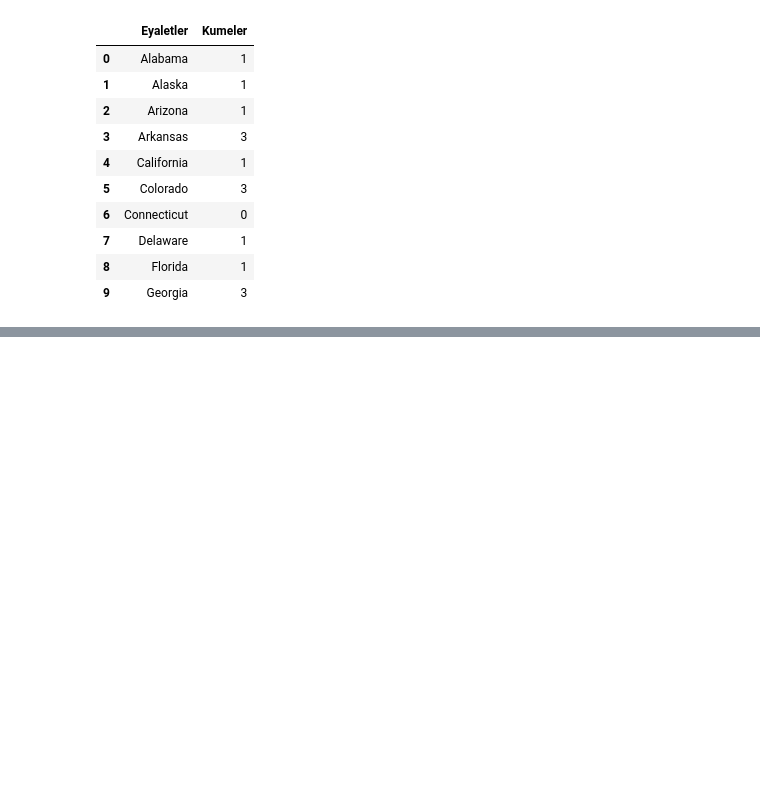
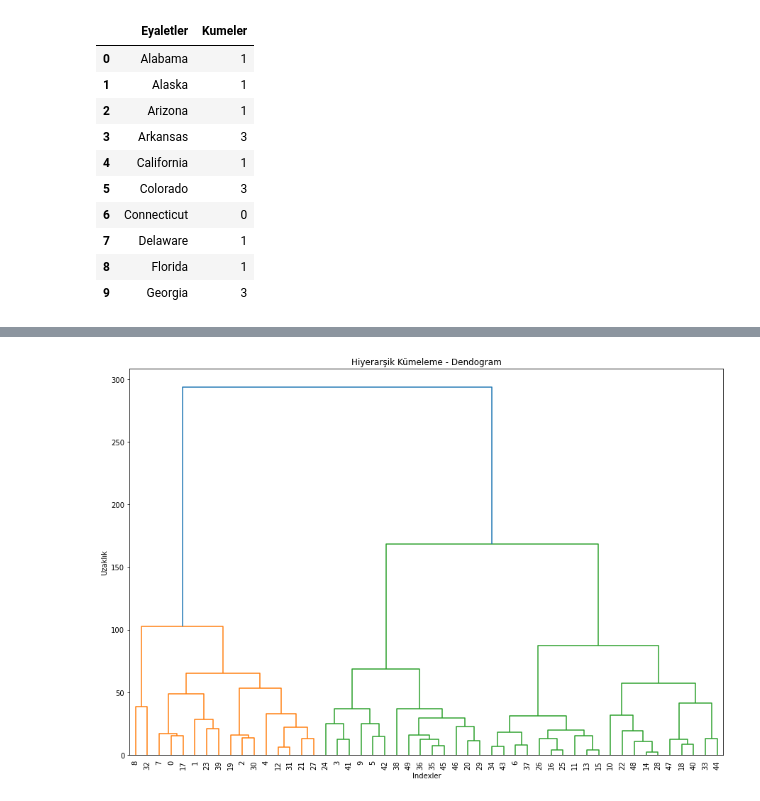
Before and after one commit to tacettinkustu/Data-Analysis, a Jupyter notebook: Machine Learning/Clustering.ipynb, the cells around one changed output, grey strips where cells are left out. Drawn from its saved outputs; the diff is of its cells as text; code cells hidden in the pictures; blank space fills up the shorter version.

Commit message:
clustering

```diff
--- a/Machine Learning/Clustering.ipynb
+++ b/Machine Learning/Clustering.ipynb
@@ -283,0 +286,6 @@ pd.DataFrame({"Eyaletler" : df.index, "Kumeler": kumeler})[0:10]
+# %%
+df = pd.read_csv("USArrests.csv").copy()
+df.index = df.iloc[:,0]
+df = df.iloc[:,1:5]
+#del df.index.name
+df.head()
@@ -283,0 +300,5 @@ pd.DataFrame({"Eyaletler" : df.index, "Kumeler": kumeler})[0:10]
+# %%
+from scipy.cluster.hierarchy import linkage
+hc_complete = linkage(df, "complete")
+hc_average = linkage(df, "average")
+hc_single = linkage(df, "single")
@@ -283,0 +325,13 @@ pd.DataFrame({"Eyaletler" : df.index, "Kumeler": kumeler})[0:10]
+# %%
+from scipy.cluster.hierarchy import dendrogram
+
+plt.figure(figsize=(15, 10))
+plt.title('Hiyerarşik Kümeleme - Dendogram')
+plt.xlabel('Indexler')
+plt.ylabel('Uzaklık')
+dendrogram(
+    hc_complete,
+    leaf_font_size=10
+);
+# %% [output]
+[figure, added]
```
Also changed, not shown: parts of 22 cells of this notebook.
